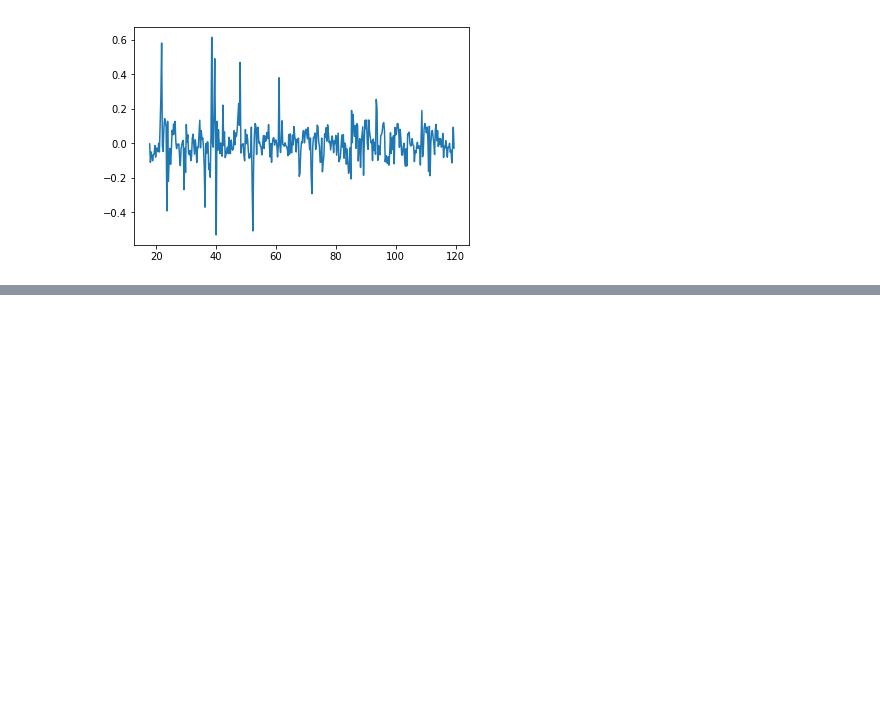
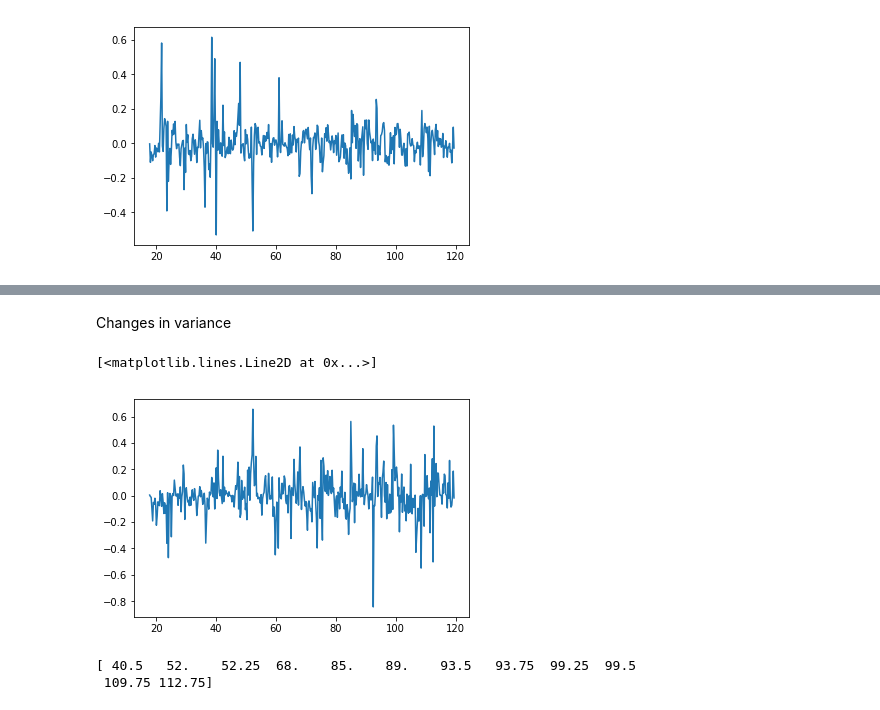
Before and after one commit to CourtneyQuinn/MOSS, a Jupyter notebook: CQ_EWS.ipynb, the cells around one changed output, grey strips where cells are left out. Cells and saved outputs as stored; diff of their text form; code cells hidden in the pictures; blank space fills up the shorter version.

```diff
--- a/CQ_EWS.ipynb
+++ b/CQ_EWS.ipynb
@@ -229,0 +256,24 @@ print(skw_max)
+# %% [markdown]
+Changes in variance
+# %%
+d_tvar_u = np.empty(t_win-1)
+d_tvar_u = U_tvar[1:-1]-U_tvar[0:-2]
+plt.plot(time_test[var_win+1:-1],d_tvar_u)
+# %% [output]
+[<matplotlib.lines.Line2D at 0x...>]
+[figure, added]
+# %%
+t_max_u = np.array([])
+leng = d_tvar_u.shape[0]
+
+tv_std = np.std(d_tvar_u)
+
+for i in range(leng):
+    if d_tvar_u[i] > 2*tv_std:
+        ti = time_test[var_win+1+i]
+        t_max_u = np.append(t_max_u,ti)
+
+print(t_max_u)
+# %% [output]
+[ 40.5   52.    52.25  68.    85.    89.    93.5   93.75  99.25  99.5
+ 109.75 112.75]
```
Also changed, not shown: parts of 37 cells of this notebook.
